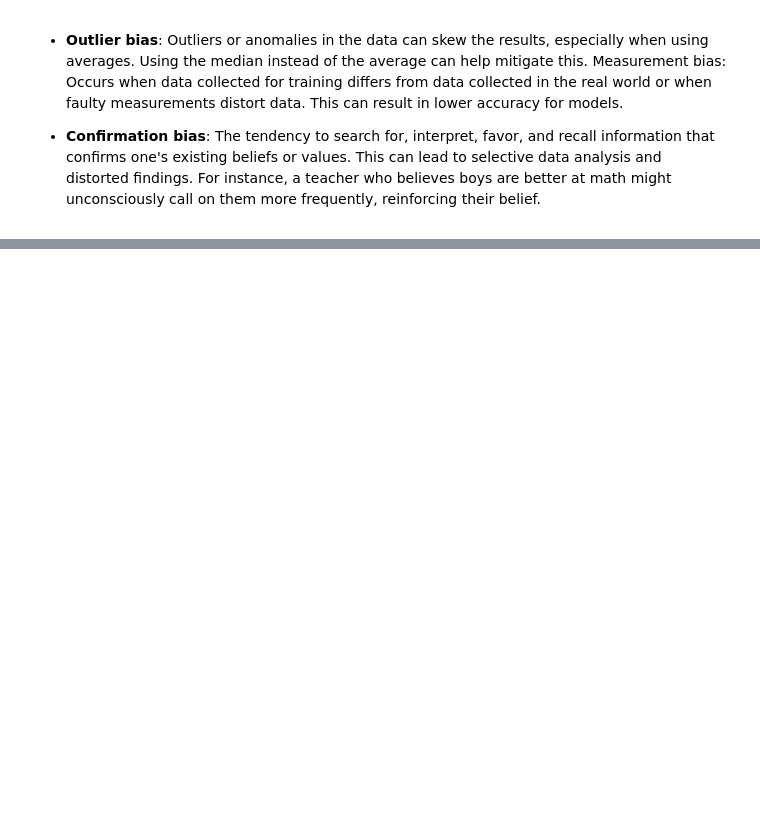
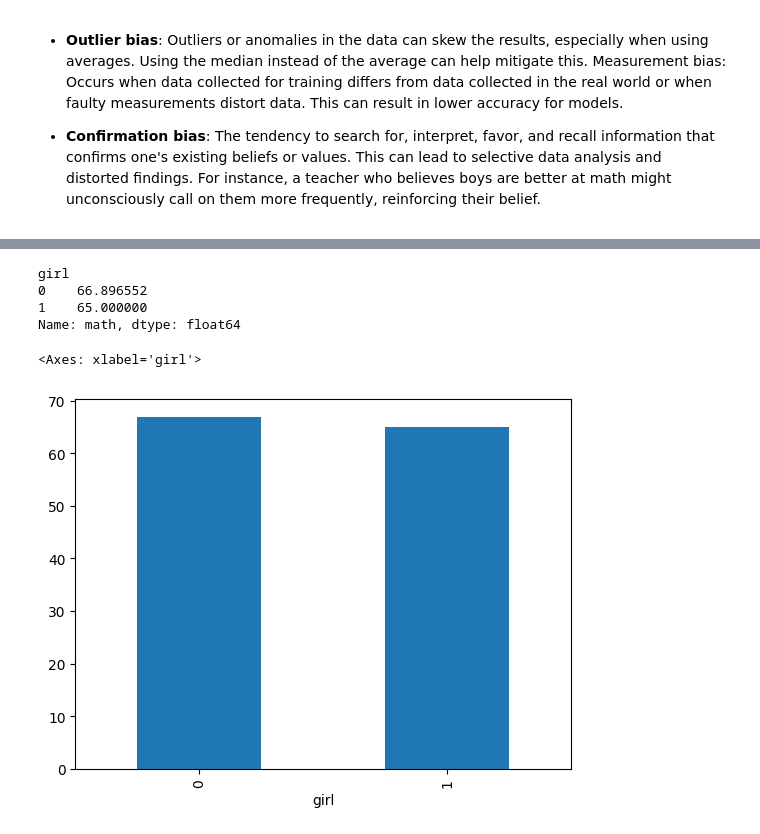
Before and after one commit to lcbjrrr/algojust, a Jupyter notebook: NB01_confirmation_outlier.ipynb, the cells around one changed output, grey strips where cells are left out. Cells and saved outputs as stored; diff of their text form; code cells hidden in the pictures; blank space fills up the shorter version.

```diff
--- a/NB01_confirmation_outlier.ipynb
+++ b/NB01_confirmation_outlier.ipynb
@@ -27,0 +22,11 @@ df
+# %%
+math_perf = df.groupby(['girl'])['math'].mean()
+print(math_perf)
+math_perf.plot(kind='bar')
+# %% [output]
+girl
+0    66.896552
+1    65.000000
+Name: math, dtype: float64
+<Axes: xlabel='girl'>
+[figure, added]
```
Also changed, not shown: parts of 11 cells of this notebook.
